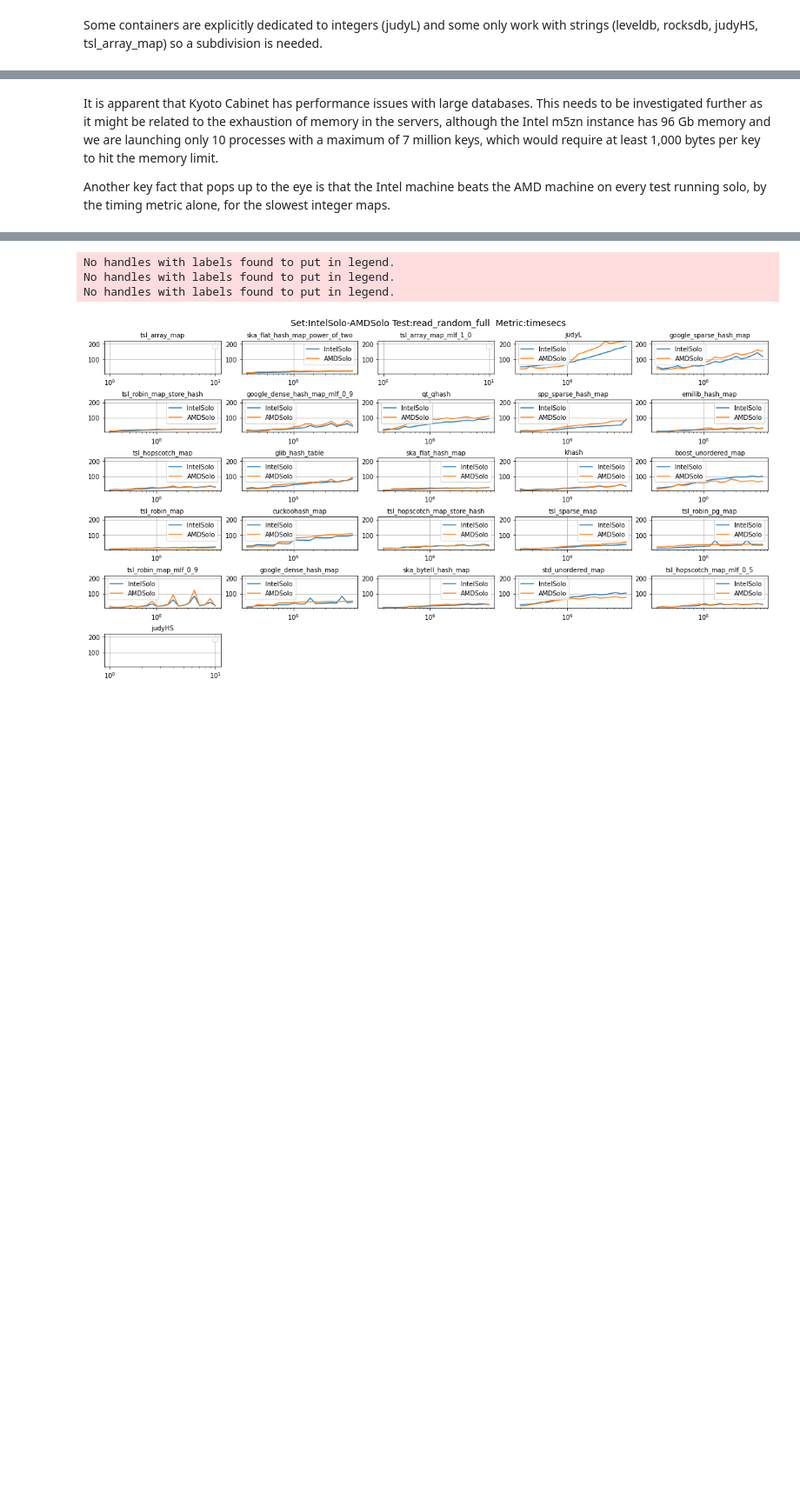
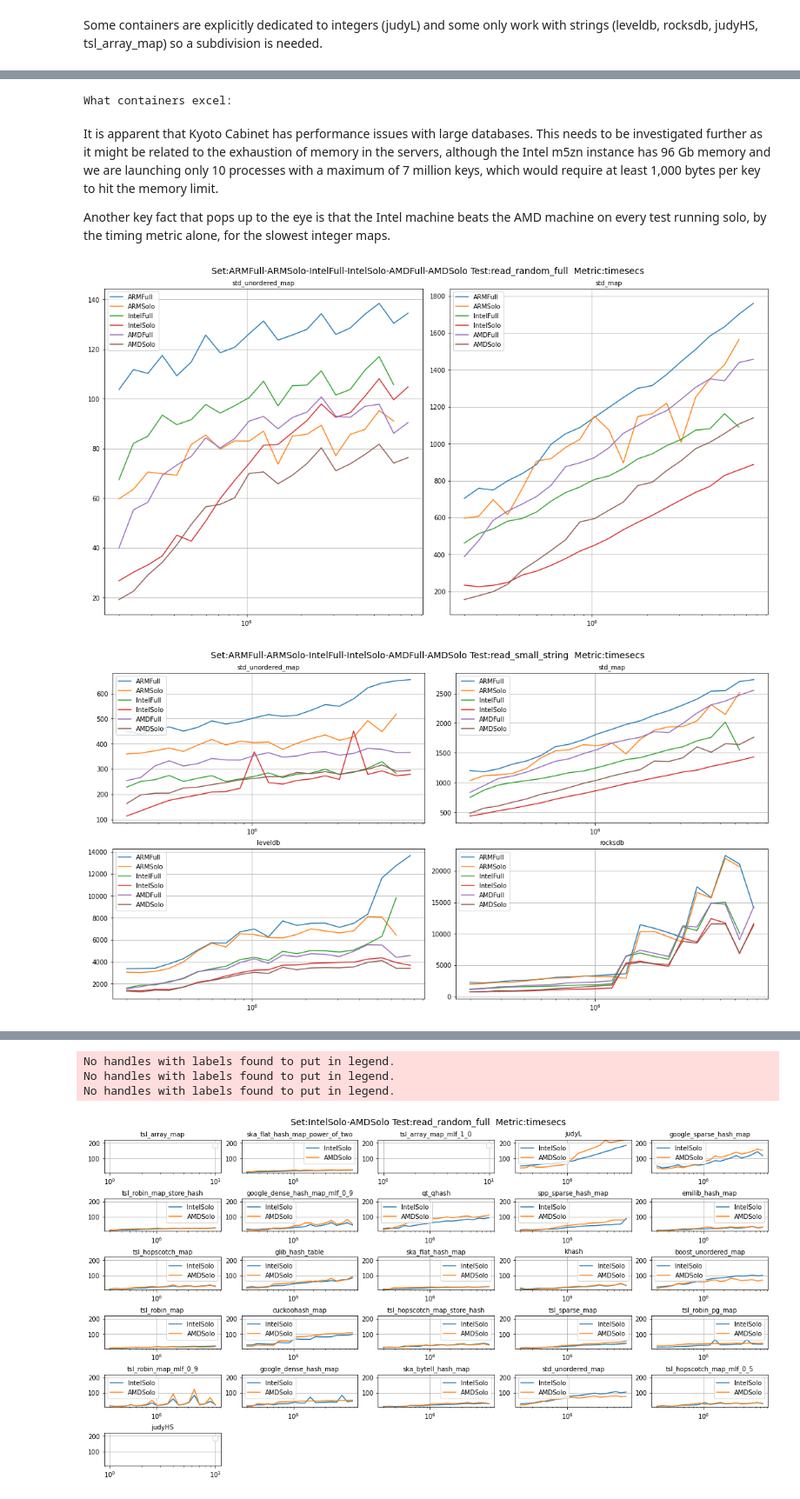
Before and after one commit to HFTrader/hash-table-shootout, a Jupyter notebook: notebook/BasicPlots.ipynb, the cells around one changed output, grey strips where cells are left out. Shown at 87% size. Drawn from its saved outputs; the diff is of its cells as text; code cells hidden in the pictures; blank space fills up the shorter version.

```diff
--- a/notebook/BasicPlots.ipynb
+++ b/notebook/BasicPlots.ipynb
@@ -680,8 +759,27 @@ delete_small_string:
+# %%
+print( "What containers excel:")
+for container,cset in best_of.items():
+    printset( container, sorted(cset), separator="  " )
+# %% [output]
+What containers excel:
 # %% [markdown]
 It is apparent that Kyoto Cabinet has performance issues with large databases. This needs to be investigated further as it might be related to the exhaustion of memory in the servers, although the Intel m5zn instance has 96 Gb memory and we are launching only 10 processes with a maximum of 7 million keys, which would require at least 1,000 bytes per key to hit the memory limit.
 
 Another key fact that pops up to the eye is that the Intel machine beats the AMD machine on every test running solo, by the timing metric alone, for the slowest integer maps.
 # %%
 armfull = load_data_file( 'output-armfull-perfcounter' )
+armsolo = load_data_file( 'output-armsolo-perfcounter2' )
 intelfull = load_data_file( 'output-intelfull-perfcounter' )
+intelsolo = load_data_file( 'output-intelsolo-perfcounter')
 amdfull = load_data_file( 'output-amdfull-perfcounter' )
+amdsolo = load_data_file( 'output-amdsolo-perfcounter' )
+# %%
+tests = {'ARMFull':armfull, 'ARMSolo': armsolo, 'IntelFull':intelfull, 'IntelSolo':intelsolo,
+         'AMDFull': amdfull, 'AMDSolo':amdsolo }
+plot_containers( tests, ('timesecs',), ('std_unordered_map','std_map',), ('read_random_full',),
+                same_y=False, columns=2 )
+plot_containers( tests, ('timesecs',), ('std_unordered_map','std_map','leveldb','rocksdb'), ('read_small_string',),
+                same_y=False, columns=2 )
+# %% [output]
+[figure, added]
+[figure, added]
```
Also changed, not shown: parts of 29 cells of this notebook, 4 other files.
